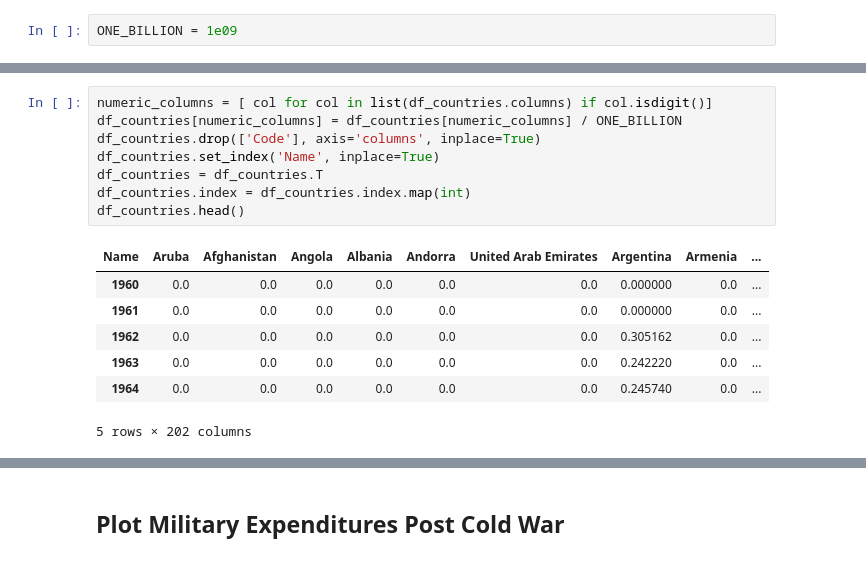
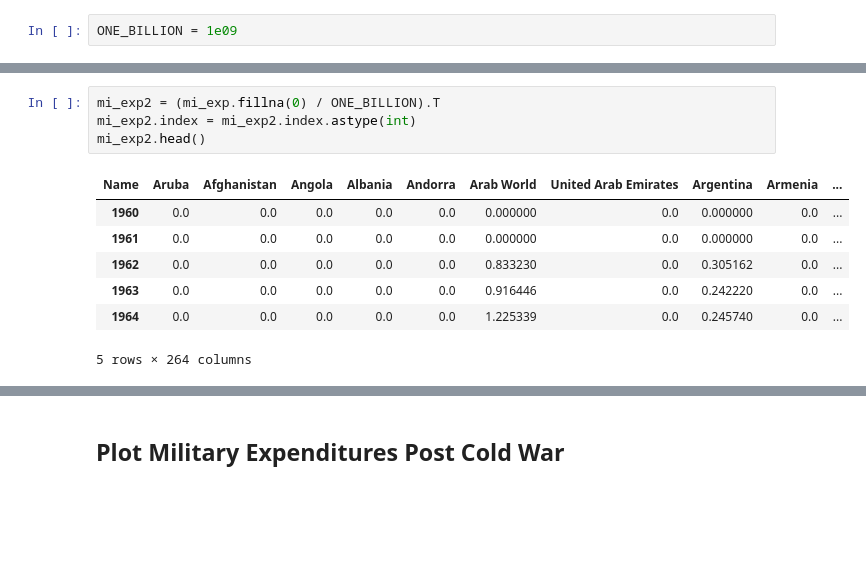
Before and after one commit to geomercer/sanders, a Jupyter notebook: militiary_expendures.ipynb, the cells around one changed output, grey strips where cells are left out. Drawn from its saved outputs; the diff is of its cells as text; blank space fills up the shorter version.

```diff
--- a/militiary_expendures.ipynb
+++ b/militiary_expendures.ipynb
@@ -70,17 +63,13 @@ df_countries.head()
-# %%
-numeric_columns = [ col for col in list(df_countries.columns) if col.isdigit()]
-df_countries[numeric_columns] = df_countries[numeric_columns] / ONE_BILLION
-df_countries.drop(['Code'], axis='columns', inplace=True)
-df_countries.set_index('Name', inplace=True)
-df_countries = df_countries.T
-df_countries.index = df_countries.index.map(int)
-df_countries.head()
-# %% [output]
-| Name | Aruba | Afghanistan | Angola | Albania | Andorra | United Arab Emirates | Argentina | Armenia | ... |
-| 1960 | 0.0 | 0.0 | 0.0 | 0.0 | 0.0 | 0.0 | 0.000000 | 0.0 | ... |
-| 1961 | 0.0 | 0.0 | 0.0 | 0.0 | 0.0 | 0.0 | 0.000000 | 0.0 | ... |
-| 1962 | 0.0 | 0.0 | 0.0 | 0.0 | 0.0 | 0.0 | 0.305162 | 0.0 | ... |
-| 1963 | 0.0 | 0.0 | 0.0 | 0.0 | 0.0 | 0.0 | 0.242220 | 0.0 | ... |
-| 1964 | 0.0 | 0.0 | 0.0 | 0.0 | 0.0 | 0.0 | 0.245740 | 0.0 | ... |
-5 rows × 202 columns
+# %%
+mi_exp2 = (mi_exp.fillna(0) / ONE_BILLION).T
+mi_exp2.index = mi_exp2.index.astype(int)
+mi_exp2.head()
+# %% [output]
+| Name | Aruba | Afghanistan | Angola | Albania | Andorra | Arab World | United Arab Emirates | Argentina | Armenia | ... |
+| 1960 | 0.0 | 0.0 | 0.0 | 0.0 | 0.0 | 0.000000 | 0.0 | 0.000000 | 0.0 | ... |
+| 1961 | 0.0 | 0.0 | 0.0 | 0.0 | 0.0 | 0.000000 | 0.0 | 0.000000 | 0.0 | ... |
+| 1962 | 0.0 | 0.0 | 0.0 | 0.0 | 0.0 | 0.833230 | 0.0 | 0.305162 | 0.0 | ... |
+| 1963 | 0.0 | 0.0 | 0.0 | 0.0 | 0.0 | 0.916446 | 0.0 | 0.242220 | 0.0 | ... |
+| 1964 | 0.0 | 0.0 | 0.0 | 0.0 | 0.0 | 1.225339 | 0.0 | 0.245740 | 0.0 | ... |
+5 rows × 264 columns
 # %%
```
Also changed, not shown: parts of 14 cells of this notebook.
